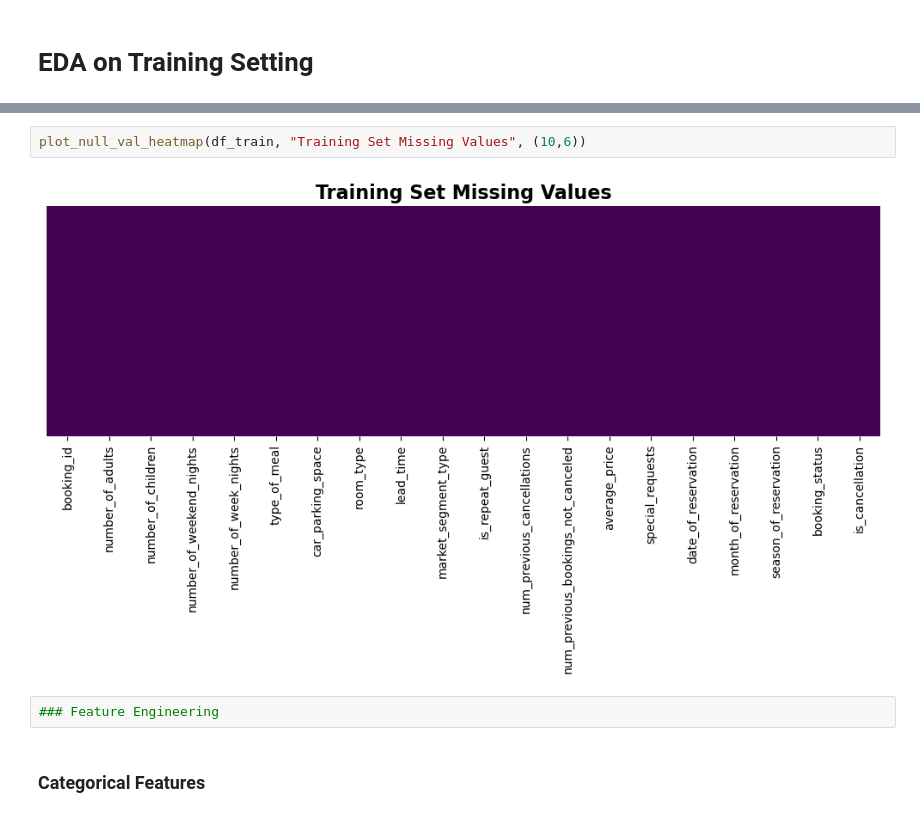
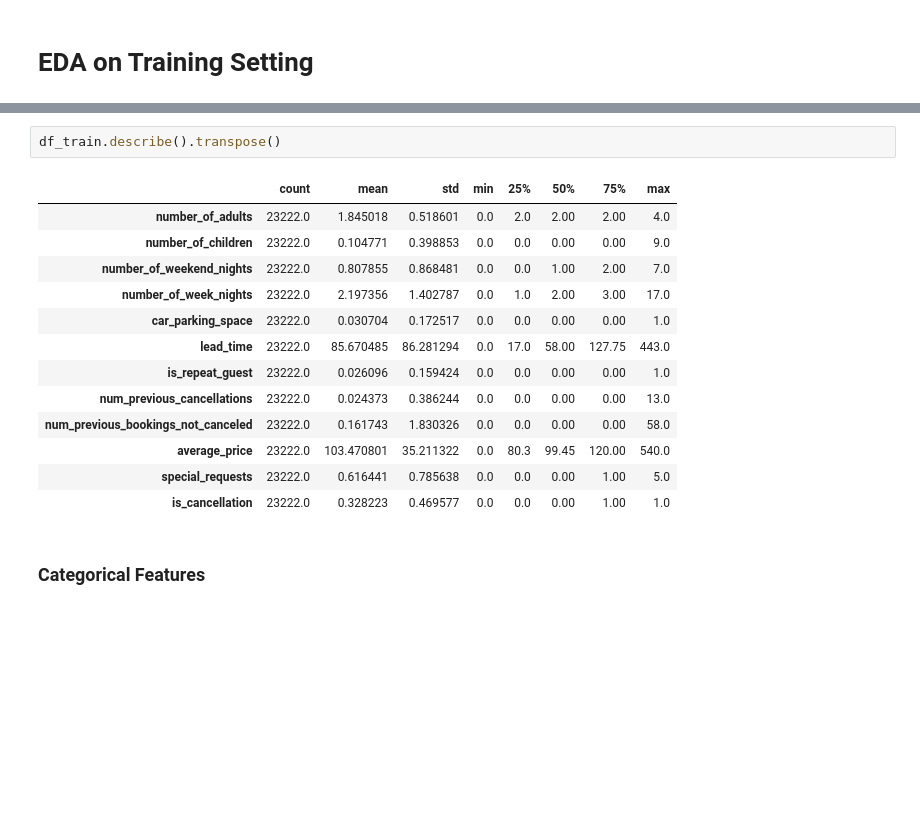
Before and after one commit to Morgan-Sell/no-vacancy, a Jupyter notebook: no_vacancy_eda.ipynb, the cells around one changed output, grey strips where cells are left out. Cells and saved outputs as stored; diff of their text form; blank space fills up the shorter version.

```diff
--- a/no_vacancy_eda.ipynb
+++ b/no_vacancy_eda.ipynb
@@ -165,9 +222,19 @@ memory usage: 3.7+ MB
-# %%
-plot_null_val_heatmap(df_train, "Training Set Missing Values", (10,6))
-# %% [output]
-[figure, removed]
-# %%
-### Feature Engineering
+# %%
+df_train.describe().transpose()
+# %% [output]
+|  | count | mean | std | min | 25% | 50% | 75% | max |
+| number_of_adults | 23222.0 | 1.845018 | 0.518601 | 0.0 | 2.0 | 2.00 | 2.00 | 4.0 |
+| number_of_children | 23222.0 | 0.104771 | 0.398853 | 0.0 | 0.0 | 0.00 | 0.00 | 9.0 |
+| number_of_weekend_nights | 23222.0 | 0.807855 | 0.868481 | 0.0 | 0.0 | 1.00 | 2.00 | 7.0 |
+| number_of_week_nights | 23222.0 | 2.197356 | 1.402787 | 0.0 | 1.0 | 2.00 | 3.00 | 17.0 |
+| car_parking_space | 23222.0 | 0.030704 | 0.172517 | 0.0 | 0.0 | 0.00 | 0.00 | 1.0 |
+| lead_time | 23222.0 | 85.670485 | 86.281294 | 0.0 | 17.0 | 58.00 | 127.75 | 443.0 |
+| is_repeat_guest | 23222.0 | 0.026096 | 0.159424 | 0.0 | 0.0 | 0.00 | 0.00 | 1.0 |
+| num_previous_cancellations | 23222.0 | 0.024373 | 0.386244 | 0.0 | 0.0 | 0.00 | 0.00 | 13.0 |
+| num_previous_bookings_not_canceled | 23222.0 | 0.161743 | 1.830326 | 0.0 | 0.0 | 0.00 | 0.00 | 58.0 |
+| average_price | 23222.0 | 103.470801 | 35.211322 | 0.0 | 80.3 | 99.45 | 120.00 | 540.0 |
+| special_requests | 23222.0 | 0.616441 | 0.785638 | 0.0 | 0.0 | 0.00 | 1.00 | 5.0 |
+| is_cancellation | 23222.0 | 0.328223 | 0.469577 | 0.0 | 0.0 | 0.00 | 1.00 | 1.0 |
 # %% [markdown]
 ### Categorical Features
 # %%
```
Also changed, not shown: parts of 25 cells of this notebook.
